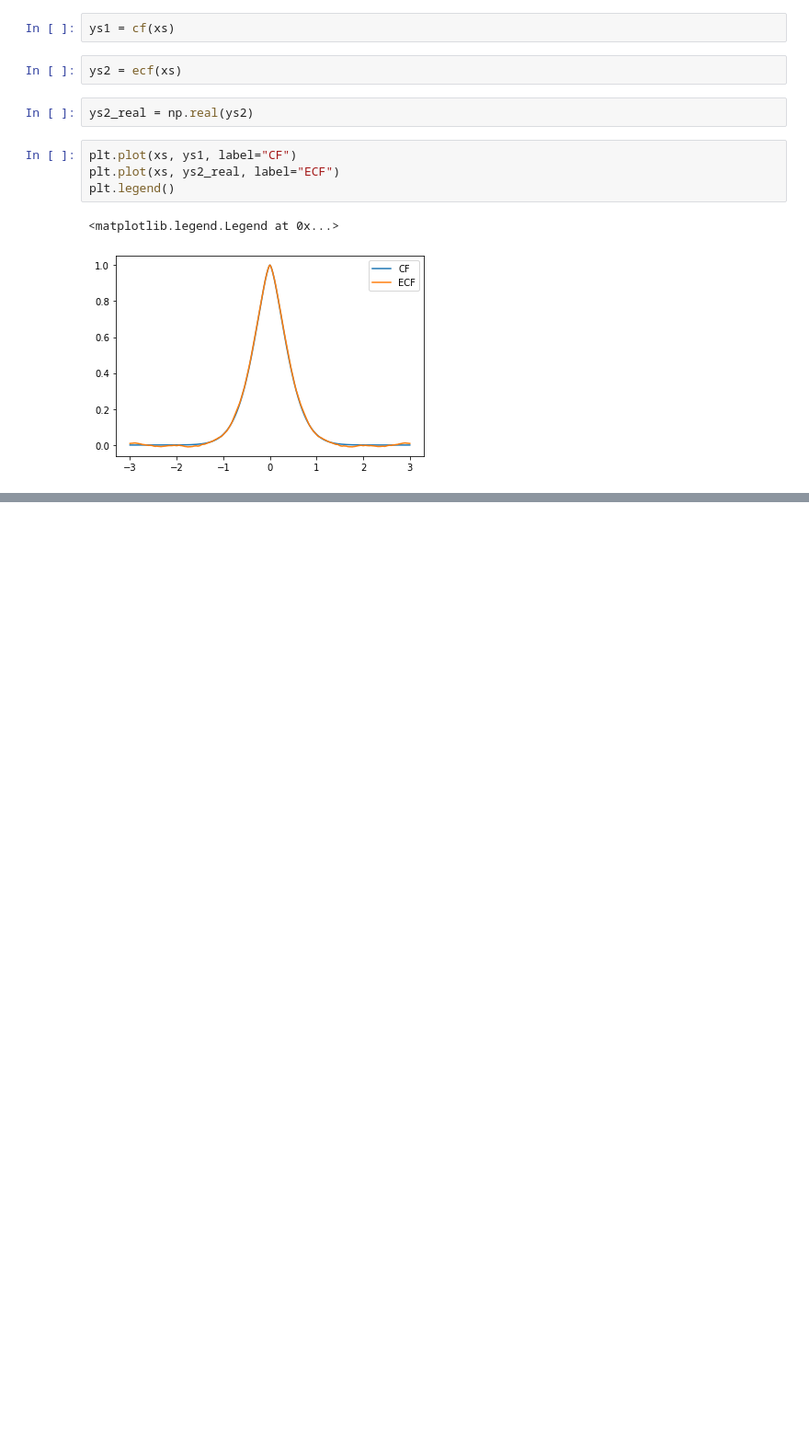
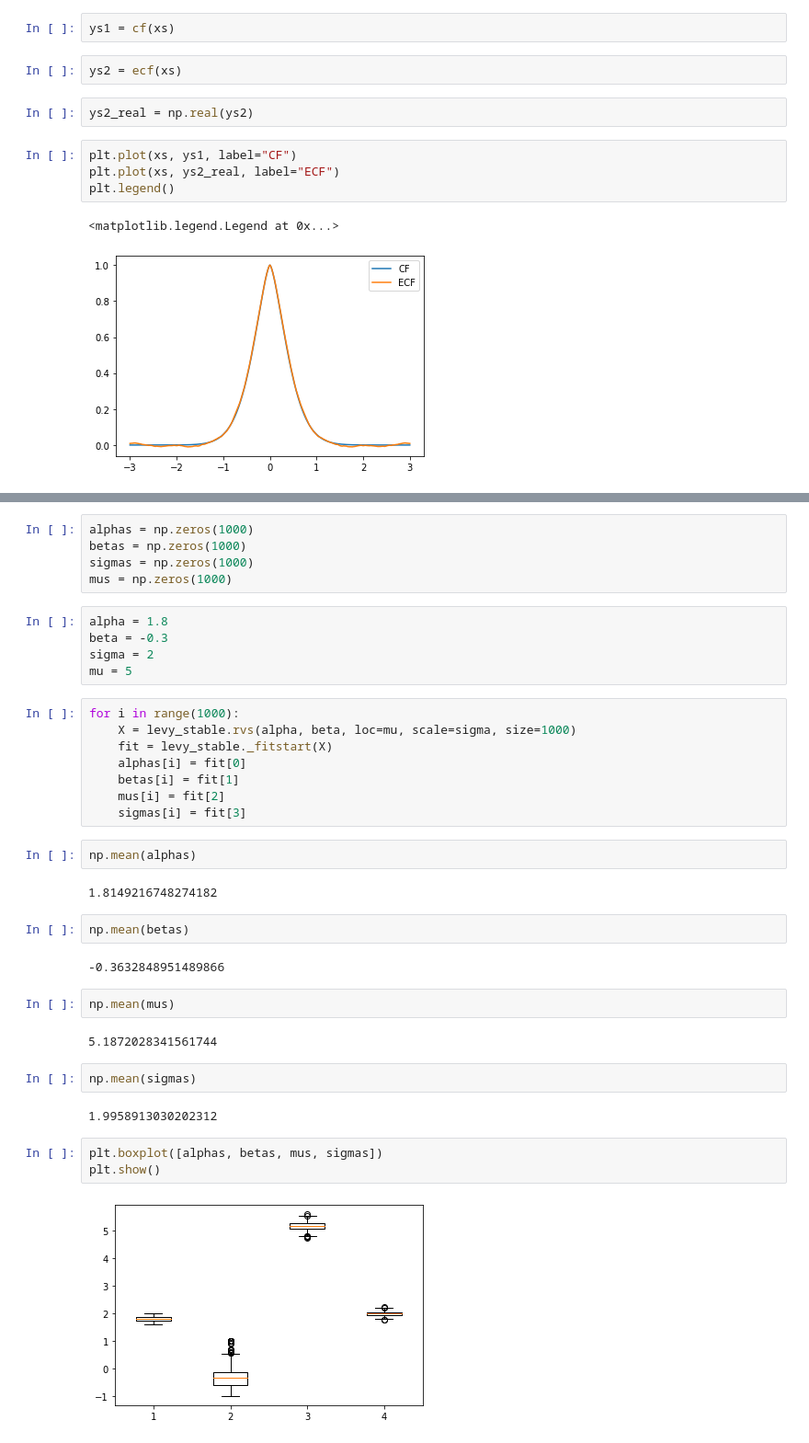
Before and after one commit to adamaj99pwr/CS-of-Stochastic-Processes, a Jupyter notebook: lab2.ipynb, the cells around one changed output, grey strips where cells are left out. Shown at 92% size. Saved outputs shown, nothing was run; the diff lists cells and outputs as text; blank space fills up the shorter version.

```diff
--- a/lab2.ipynb
+++ b/lab2.ipynb
@@ -114,0 +127,39 @@ plt.legend()
+# %%
+alphas = np.zeros(1000)
+betas = np.zeros(1000)
+sigmas = np.zeros(1000)
+mus = np.zeros(1000)
+# %%
+alpha = 1.8
+beta = -0.3
+sigma = 2
+mu = 5
+# %%
+for i in range(1000):
+    X = levy_stable.rvs(alpha, beta, loc=mu, scale=sigma, size=1000)
+    fit = levy_stable._fitstart(X)
+    alphas[i] = fit[0]
+    betas[i] = fit[1]
+    mus[i] = fit[2]
+    sigmas[i] = fit[3]
+# %%
+np.mean(alphas)
+# %% [output]
+1.8149216748274182
+# %%
+np.mean(betas)
+# %% [output]
+-0.3632848951489866
+# %%
+np.mean(mus)
+# %% [output]
+5.1872028341561744
+# %%
+np.mean(sigmas)
+# %% [output]
+1.9958913030202312
+# %%
+plt.boxplot([alphas, betas, mus, sigmas])
+plt.show()
+# %% [output]
+[figure, added]
```
Also changed, not shown: parts of 12 cells of this notebook.
